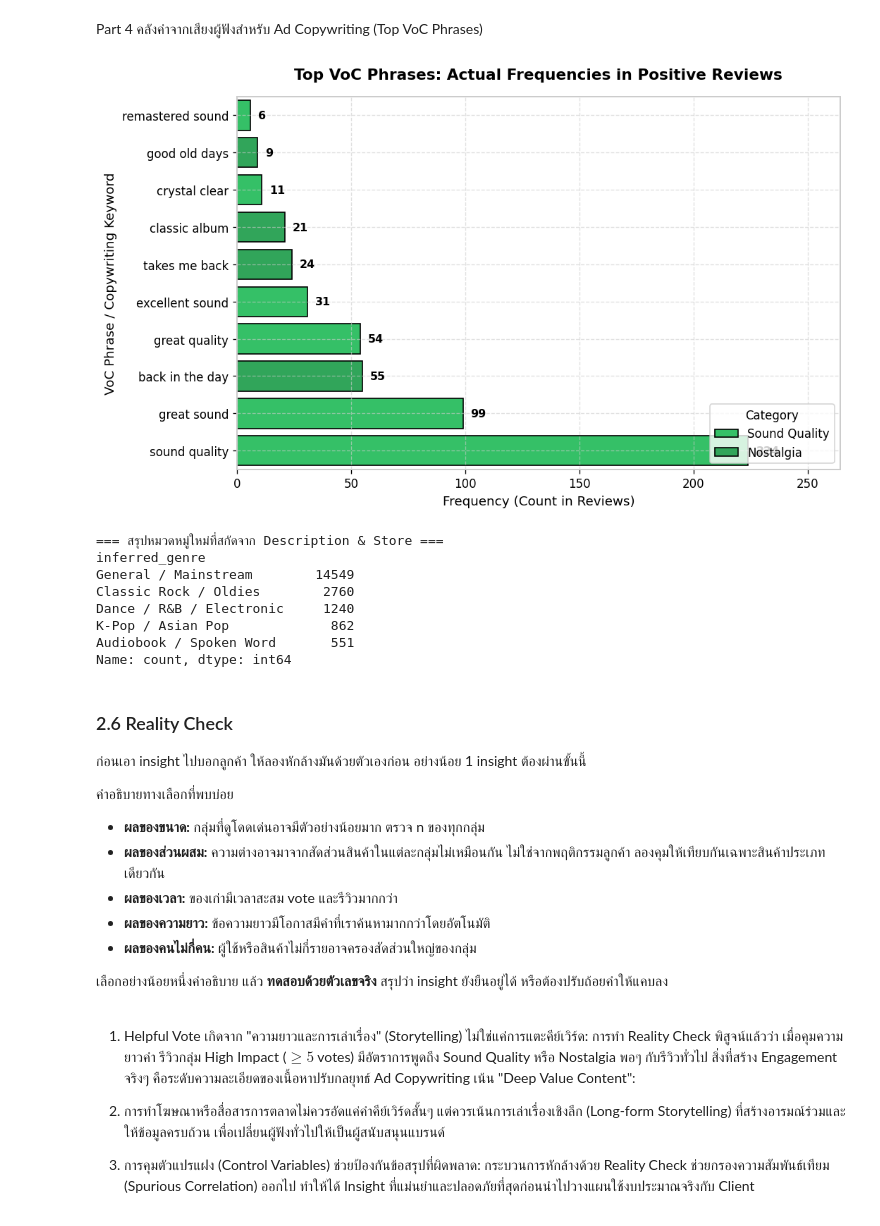
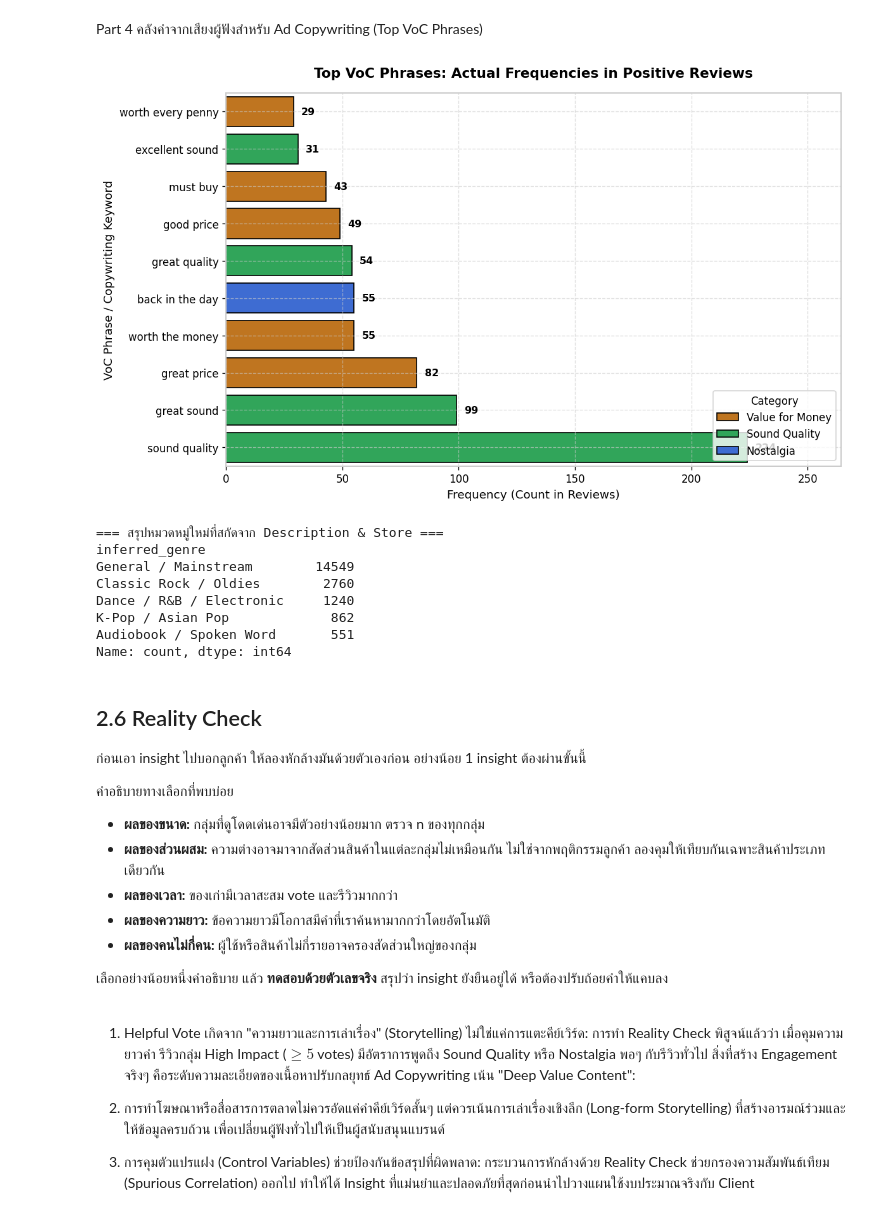
Before and after one commit to audomsak-pypy/Project1-Text_Analytics69, a Jupyter notebook: Project1_Text_Analytics69_Teams.ipynb, the cells around one changed output. Drawn from its saved outputs; the diff is of its cells as text; code cells hidden in the pictures.

```diff
--- a/Project1_Text_Analytics69_Teams.ipynb
+++ b/Project1_Text_Analytics69_Teams.ipynb
@@ -1696,7 +1688,8 @@ import seaborn as sns
 # 1. SET SPOTIFY THEME & PALETTE (LIGHT THEME)
 # ==========================================
 SPOTIFY_GREEN = '#1DB954'
-SPOTIFY_LIGHT_GREEN = '#1ED760'
+ROYAL_BLUE = '#2563EB'
+WARM_AMBER = '#D97706'
 BG_COLOR = '#FFFFFF'
 TEXT_COLOR = '#000000'
 GRID_COLOR = '#CCCCCC'
@@ -1722,13 +1715,13 @@ plt.rcParams.update({
 
 # 2.1 กรองเฉพาะรีวิวเชิงบวก (4 หรือ 5 ดาว)
 if 'rating' in df_joined.columns:
-    positive_reviews = df_joined[df_joined['rating'] >= 4]['cleaned_text']
+  positive_reviews = df_joined[df_joined['rating'] >= 4]['cleaned_text']
 elif 'overall' in df_joined.columns:
-    positive_reviews = df_joined[df_joined['overall'] >= 4]['cleaned_text']
+  positive_reviews = df_joined[df_joined['overall'] >= 4]['cleaned_text']
 else:
-    positive_reviews = df_joined['cleaned_text']
+  positive_reviews = df_joined['cleaned_text']
 
-# 2.2 กำหนดคลังวลี VoC และหมวดหมู่ที่ต้องการวัดผล
+# 2.2 กำหนดคลังวลี VoC และเพิ่มหมวดหมู่ Value for Money
 voc_dictionary = {
     # Sound Quality
     'great quality': 'Sound Quality',
@@ -1748,18 +1741,24 @@ voc_dictionary = {
     'timeless classic': 'Nostalgia',
     'good old days': 'Nostalgia',
     'vintage feel': 'Nostalgia',
+    # Value for Money (เพิ่มหมวดหมู่ใหม่)
+    'worth every penny': 'Value for Money',
+    'great value': 'Value for Money',
+    'worth the money': 'Value for Money',
+    'great price': 'Value for Money',
+    'well worth it': 'Value for Money',
+    'must buy': 'Value for Money',
+    'good price': 'Value for Money',
+    'bargain price': 'Value for Money',
 }
 
 # 2.3 คำนวณความถี่จริงจากข้อความใน positive_reviews
 voc_data = []
 for phrase, category in voc_dictionary.items():
-    # นับจำนวนรีวิวที่ปรากฏวลีนี้ (Using word boundary regex)
-    pattern = r'\b' + re.escape(phrase) + r'\b'
-    freq = positive_reviews.str.contains(pattern, regex=True, na=False).sum()
+  pattern = r'\b' + re.escape(phrase) + r'\b'
+  freq = positive_reviews.str.contains(pattern, regex=True, na=False).sum()
 
-    voc_data.append(
-        {'Phrase': phrase, 'Frequency': freq, 'Category': category}
-    )
+  voc_data.append({'Phrase': phrase, 'Frequency': freq, 'Category': category})
 
 # 2.4 แปลงเป็น DataFrame และคัดเลือก Top 10 วลีที่พบบ่อยที่สุด
 voc_real_df = pd.DataFrame(voc_data)
@@ -1774,15 +1773,18 @@ voc_real_df = (
 # 3. PREPARE DATA & PLOT HORIZONTAL BAR CHART
 # ==========================================
 
-# เรียงลำดับจากน้อยไปมาก เพื่อให้ความถี่สูงสุดอยู่ด้านบนสุดของกราฟ
 voc_plot_df = voc_real_df.sort_values(
     by='Frequency', ascending=True
 ).reset_index(drop=True)
 
-fig, ax = plt.subplots(figsize=(9, 5.5), dpi=120)
+fig, ax = plt.subplots(figsize=(10, 6), dpi=120)
 
-# จับคู่สีตาม Category
-palette = {'Nostalgia': SPOTIFY_GREEN, 'Sound Quality': SPOTIFY_LIGHT_GREEN}
+# จับคู่สีตาม Category ทั้ง 3 มิติ
+palette = {
+    'Sound Quality': SPOTIFY_GREEN,
+    'Nostalgia': ROYAL_BLUE,
+    'Value for Money': WARM_AMBER,
+}
 
 sns.barplot(
     data=voc_plot_df,
@@ -1809,34 +1811,34 @@ for index, row in voc_plot_df.iterrows():
       fontweight='bold',
       color=TEXT_COLOR,
   )
 
 # ตกแต่งรายละเอียดกราฟ
 ax.set_title(
     'Top VoC Phrases: Actual Frequencies in Positive Reviews',
     fontsize=13,
     fontweight='bold',
     color=TEXT_COLOR,
     pad=15,
 )
 ax.set_xlabel('Frequency (Count in Reviews)', fontsize=11, color=TEXT_COLOR)
 ax.set_ylabel(
     'VoC Phrase / Copywriting Keyword', fontsize=11, color=TEXT_COLOR
 )
 ax.set_xlim(0, max_freq * 1.18)
 
 ax.legend(
     title='Category',
     facecolor=BG_COLOR,
     edgecolor=GRID_COLOR,
     labelcolor=TEXT_COLOR,
     loc='lower right',
 )
 ax.grid(True)
 
 plt.tight_layout()
 plt.show()
 # %% [output]
-[figure, old version]
+[figure, new version]
 # %%
 import re
 import pandas as pd
@@ -1883,7 +1885,7 @@ K-Pop / Asian Pop             862
 Audiobook / Spoken Word       551
 Name: count, dtype: int64
 # %% [markdown]
-### 2.6 Reality Check
+## 2.6 Reality Check
 
 ก่อนเอา insight ไปบอกลูกค้า ให้ลองหักล้างมันด้วยตัวเองก่อน อย่างน้อย 1 insight ต้องผ่านขั้นนี้
 
```
Also changed, not shown: parts of 19 cells of this notebook.
